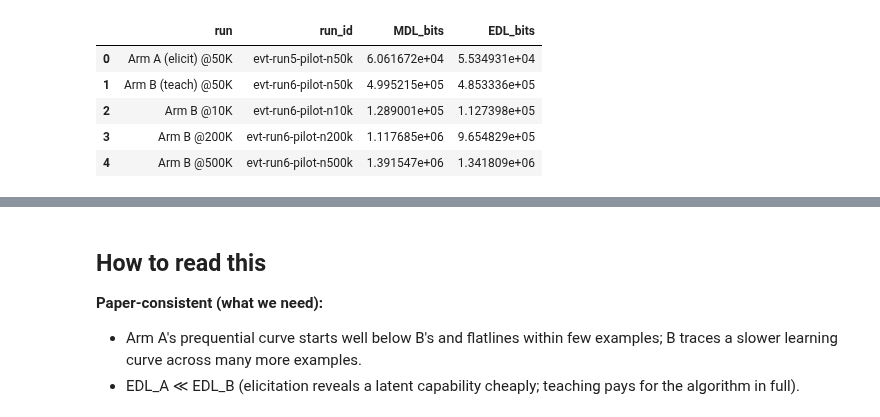
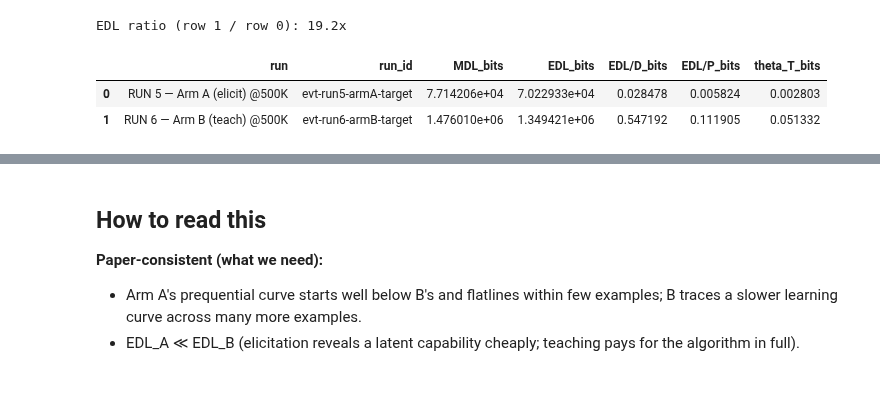
Before and after one commit to Hieuuum/elicit-vs-teach, a Jupyter notebook: experiments/training-run/notebooks/pilot_loss_compare.ipynb, the cells around one changed output, grey strips where cells are left out. Cells and saved outputs as stored; diff of their text form; code cells hidden in the pictures; blank space fills up the shorter version.

```diff
--- a/experiments/training-run/notebooks/pilot_loss_compare.ipynb
+++ b/experiments/training-run/notebooks/pilot_loss_compare.ipynb
@@ -129,0 +220,18 @@ plt.show()
+# %%
+# Global gradient norm per step (logs/gradstats.jsonl). Reads as "how much
+# update pressure D_target still exerts": A should decay to noise quickly,
+# B should stay elevated while the algorithm is written into the adapters.
+fig, ax = plt.subplots(figsize=(9, 4.5))
+for (label, r), color in zip(runs.items(), colors):
+    g = r["grad"]
+    if g is None:
+        print(f"{label}: no logs/gradstats.jsonl — skipped")
+        continue
+    ax.plot(g["step"], g["global_grad_norm"], color=color, alpha=0.25, lw=0.6)
+    ax.plot(g["step"], g["global_grad_norm"].rolling(50, min_periods=1).mean(),
+            color=color, label=label)
+ax.set(xlabel="step", ylabel="global grad norm", xscale="log", yscale="log",
+       title="Gradient norm — update pressure over training")
+ax.grid(alpha=0.3, which="both")
+ax.legend()
+plt.show()
@@ -154,23 +398,30 @@ plt.show()
 # %%
-# MDL / EDL totals (bits). EDL = MDL − N·L_test needs the finalized run
-# (eval/test_loss.json + masking-hash parity) — "n/a" until then.
+# MDL / EDL totals and normalizations. EDL = MDL − N·θ_T needs the finalized
+# run (eval/test_loss.json + masking-hash parity) — "n/a" until then.
+# EDL/D = per epoch-1 label token; EDL/P = per trainable adapter parameter.
 rows = []
 for label, r in runs.items():
     rid = r["id"]
+    row = {"run": label, "run_id": rid}
     try:
-        mdl_bits = nats_to_bits(mdl_nats(rid, store=STORE))
+        row["MDL_bits"] = nats_to_bits(mdl_nats(rid, store=STORE))
     except FileNotFoundError:
-        mdl_bits = None
-    try:
-        edl_bits = nats_to_bits(edl_nats(rid, store=STORE))
-    except Exception as e:  # incomplete run / missing test loss / hash mismatch
-        edl_bits = f"n/a ({type(e).__name__})"
-    rows.append({"run": label, "run_id": rid, "MDL_bits": mdl_bits, "EDL_bits": edl_bits})
-pd.DataFrame(rows)
+        row["MDL_bits"] = None
+    for col, fn in [("EDL_bits", edl_nats), ("EDL/D_bits", edl_per_label_token),
+                    ("EDL/P_bits", edl_per_param)]:
+        try:
+            row[col] = nats_to_bits(fn(rid, store=STORE))
+        except Exception as e:  # incomplete run / missing test loss / hash mismatch
+            row[col] = f"n/a ({type(e).__name__})"
+    row["theta_T_bits"] = None if r["theta_T_nats"] is None else nats_to_bits(r["theta_T_nats"])
+    rows.append(row)
+df = pd.DataFrame(rows)
+ab = df["EDL_bits"].iloc[:2]
+if len(ab) == 2 and all(isinstance(v, float) for v in ab):
+    print(f"EDL ratio (row 1 / row 0): {ab.iloc[1] / ab.iloc[0]:.1f}x")
+df
 # %% [output]
+EDL ratio (row 1 / row 0): 19.2x
-|  | run | run_id | MDL_bits | EDL_bits |
-| 0 | Arm A (elicit) @50K | evt-run5-pilot-n50k | 6.061672e+04 | 5.534931e+04 |
-| 1 | Arm B (teach) @50K | evt-run6-pilot-n50k | 4.995215e+05 | 4.853336e+05 |
-| 2 | Arm B @10K | evt-run6-pilot-n10k | 1.289001e+05 | 1.127398e+05 |
-| 3 | Arm B @200K | evt-run6-pilot-n200k | 1.117685e+06 | 9.654829e+05 |
-| 4 | Arm B @500K | evt-run6-pilot-n500k | 1.391547e+06 | 1.341809e+06 |
+|  | run | run_id | MDL_bits | EDL_bits | EDL/D_bits | EDL/P_bits | theta_T_bits |
+| 0 | RUN 5 — Arm A (elicit) @500K | evt-run5-armA-target | 7.714206e+04 | 7.022933e+04 | 0.028478 | 0.005824 | 0.002803 |
+| 1 | RUN 6 — Arm B (teach) @500K | evt-run6-armB-target | 1.476010e+06 | 1.349421e+06 | 0.547192 | 0.111905 | 0.051332 |
```
Also changed, not shown: parts of 20 cells of this notebook.
